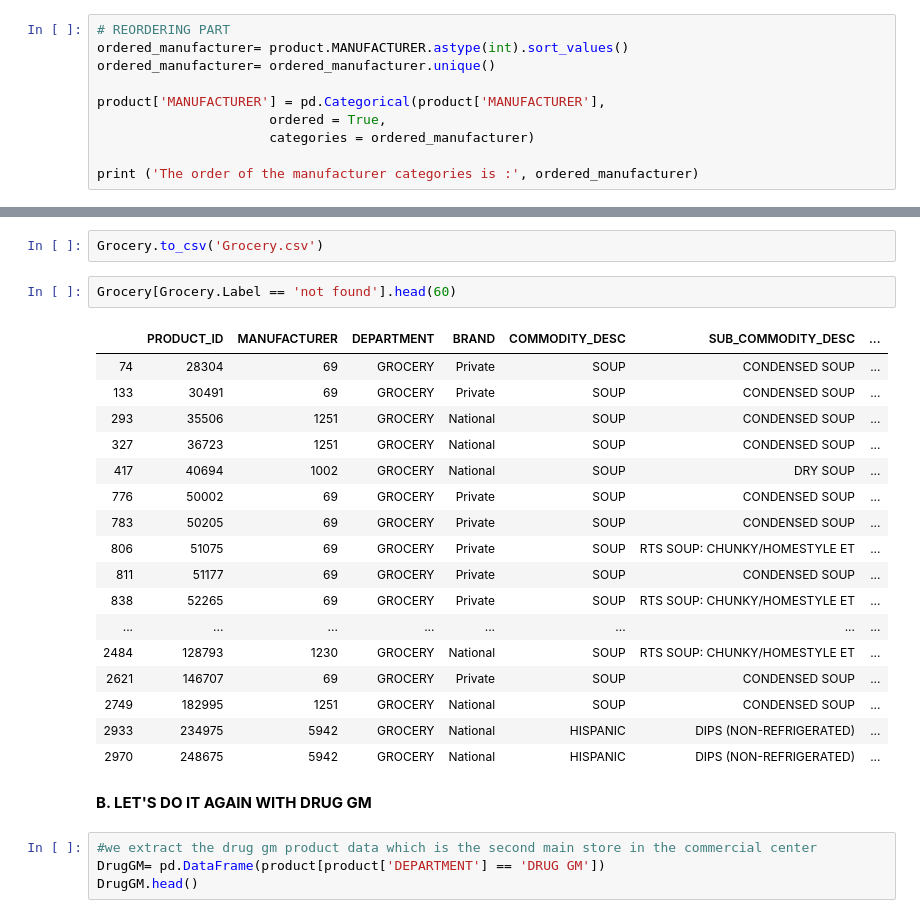
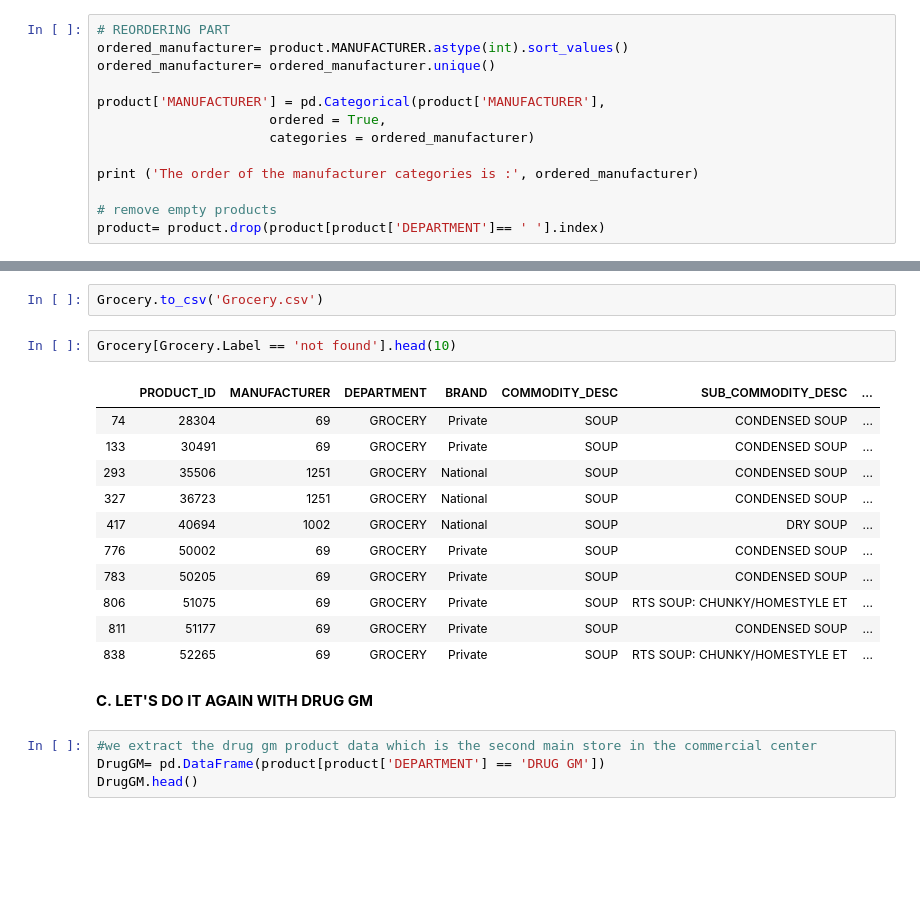
Before and after one commit to marvande/epfl-ada-2019-data-analysis, a Jupyter notebook: code/Products.ipynb, the cells around one changed output, grey strips where cells are left out. Saved outputs shown, nothing was run; the diff lists cells and outputs as text; blank space fills up the shorter version.

```diff
--- a/code/Products.ipynb
+++ b/code/Products.ipynb
@@ -57,6 +57,9 @@ product['MANUFACTURER'] = pd.Categorical(product['MANUFACTURER'],
                       categories = ordered_manufacturer)
 
 print ('The order of the manufacturer categories is :', ordered_manufacturer)
+
+# remove empty products
+product= product.drop(product[product['DEPARTMENT']== ' '].index)
 # %% [output]
 The order of the manufacturer categories is : [   1    2    3 ... 6475 6476 6477]
 # %%
@@ -251,27 +275,21 @@ LabelCount.BRAND.sort_values().plot.bar()
 # %%
 Grocery.to_csv('Grocery.csv')
 # %%
-Grocery[Grocery.Label == 'not found'].head(60)
+Grocery[Grocery.Label == 'not found'].head(10)
 # %% [output]
 |  | PRODUCT_ID | MANUFACTURER | DEPARTMENT | BRAND | COMMODITY_DESC | SUB_COMMODITY_DESC | ... |
 | 74 | 28304 | 69 | GROCERY | Private | SOUP | CONDENSED SOUP | ... |
 | 133 | 30491 | 69 | GROCERY | Private | SOUP | CONDENSED SOUP | ... |
 | 293 | 35506 | 1251 | GROCERY | National | SOUP | CONDENSED SOUP | ... |
 | 327 | 36723 | 1251 | GROCERY | National | SOUP | CONDENSED SOUP | ... |
 | 417 | 40694 | 1002 | GROCERY | National | SOUP | DRY SOUP | ... |
 | 776 | 50002 | 69 | GROCERY | Private | SOUP | CONDENSED SOUP | ... |
 | 783 | 50205 | 69 | GROCERY | Private | SOUP | CONDENSED SOUP | ... |
 | 806 | 51075 | 69 | GROCERY | Private | SOUP | RTS SOUP: CHUNKY/HOMESTYLE ET | ... |
 | 811 | 51177 | 69 | GROCERY | Private | SOUP | CONDENSED SOUP | ... |
 | 838 | 52265 | 69 | GROCERY | Private | SOUP | RTS SOUP: CHUNKY/HOMESTYLE ET | ... |
-| ... | ... | ... | ... | ... | ... | ... | ... |
-| 2484 | 128793 | 1230 | GROCERY | National | SOUP | RTS SOUP: CHUNKY/HOMESTYLE ET | ... |
-| 2621 | 146707 | 69 | GROCERY | Private | SOUP | CONDENSED SOUP | ... |
-| 2749 | 182995 | 1251 | GROCERY | National | SOUP | CONDENSED SOUP | ... |
-| 2933 | 234975 | 5942 | GROCERY | National | HISPANIC | DIPS (NON-REFRIGERATED) | ... |
-| 2970 | 248675 | 5942 | GROCERY | National | HISPANIC | DIPS (NON-REFRIGERATED) | ... |
 # %% [markdown]
-**B. LET'S DO IT AGAIN WITH DRUG GM**
+**C. LET'S DO IT AGAIN WITH DRUG GM**
 # %%
 #we extract the drug gm product data which is the second main store in the commercial center
 DrugGM= pd.DataFrame(product[product['DEPARTMENT'] == 'DRUG GM'])
```
Also changed, not shown: parts of 11 cells of this notebook.
